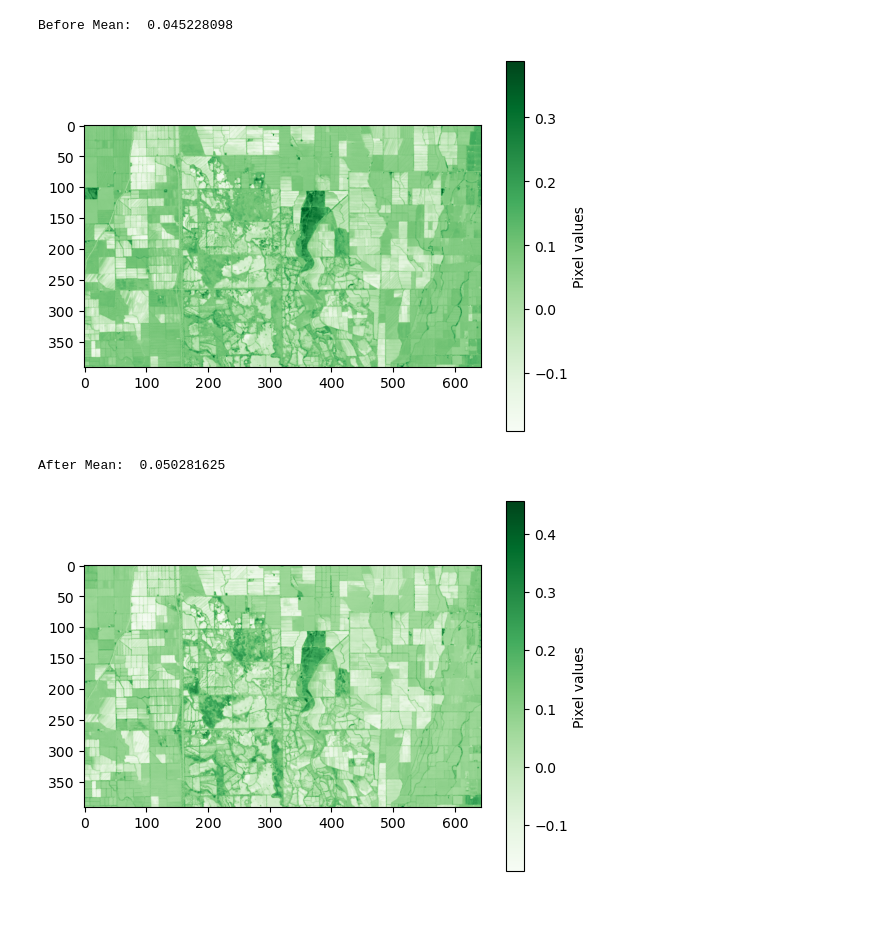
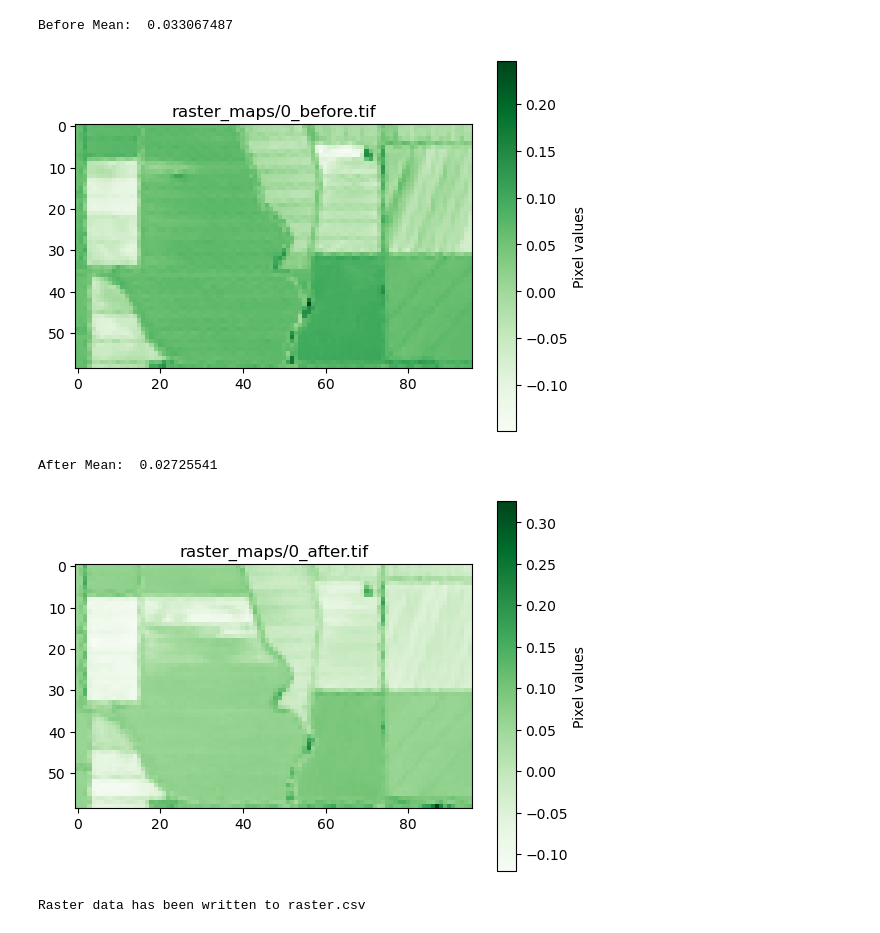
Before and after one commit to jingus-bingus/hackmerced2024, a Jupyter notebook: training.ipynb, the cells around one changed output. Drawn from its saved outputs; the diff is of its cells as text; code cells hidden in the pictures.

```diff
--- a/training.ipynb
+++ b/training.ipynb
@@ -2,6 +2,7 @@
 import matplotlib.pyplot as plt
 import numpy as np
 import rasterio
+import csv
 
 from sklearn.svm import SVR
 from sklearn.linear_model import LinearRegression
@@ -42,23 +43,46 @@ def getRasterMean(path):
         raster_data = raster.read(1)
         mean_value = raster_data.mean()
     return mean_value
+def getRasterMeanDifference(path_before, path_after):
+    with rasterio.open(path_before) as raster:
+        raster_data = raster.read(1)
+        mean_before = raster_data.mean()
+    with rasterio.open(path_after) as raster:
+        raster_data = raster.read(1)
+        mean_after = raster_data.mean()
+    return mean_before - mean_after
 
 def plotRaster(path):
     with rasterio.open(path) as raster:
         raster_data = raster.read(1)
         plt.imshow(raster_data, cmap='Greens')
         plt.colorbar(label='Pixel values')
+        plt.title(label=path)
         plt.show()
-# %%
-raster_file_path = 'raster_maps/2018-12-01-clip.tif'
-print("Before Mean: ", getRasterMean(raster_file_path))
-plotRaster(raster_file_path)
-
-raster_file_path = 'raster_maps/2018-12-26-clip.tif'
-print("After Mean: ", getRasterMean(raster_file_path))
-plotRaster(raster_file_path)
-# %% [output]
-Before Mean:  0.045228098
-[figure, removed]
-After Mean:  0.050281625
-[figure, removed]
+# %%
+raster_file_path = 'raster_maps/0_before.tif'
+print("Before Mean: ", getRasterMean(raster_file_path))
+plotRaster(raster_file_path)
+
+raster_file_path = 'raster_maps/0_after.tif'
+print("After Mean: ", getRasterMean(raster_file_path))
+plotRaster(raster_file_path)
+
+with rasterio.open(raster_file_path) as raster:
+    raster_data = raster.read(1)
+    data_list = raster_data.tolist()
+
+csv_output_path = 'raster.csv'
+
+# Write the list of lists to the CSV file
+with open(csv_output_path, 'w', newline='') as csv_file:
+    csv_writer = csv.writer(csv_file)
+    csv_writer.writerows(data_list)
+
+print(f'Raster data has been written to {csv_output_path}')
+# %% [output]
+Before Mean:  0.033067487
+[figure, added]
+After Mean:  0.02725541
+[figure, added]
+Raster data has been written to raster.csv
```
Also changed, not shown: parts of 1 cell of this notebook.
